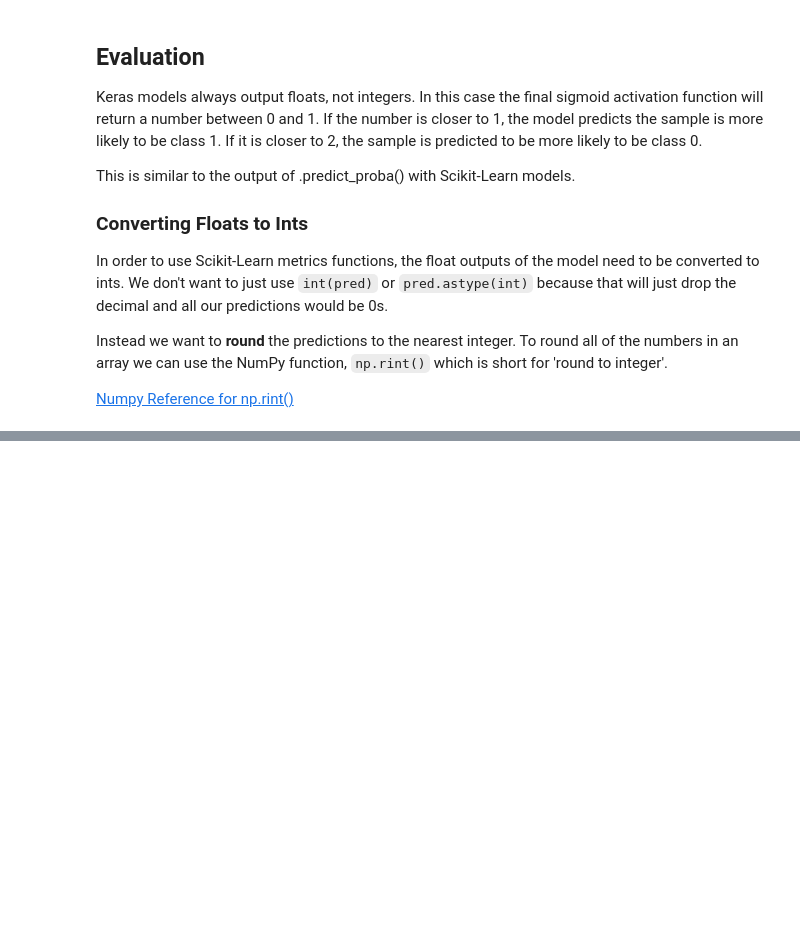
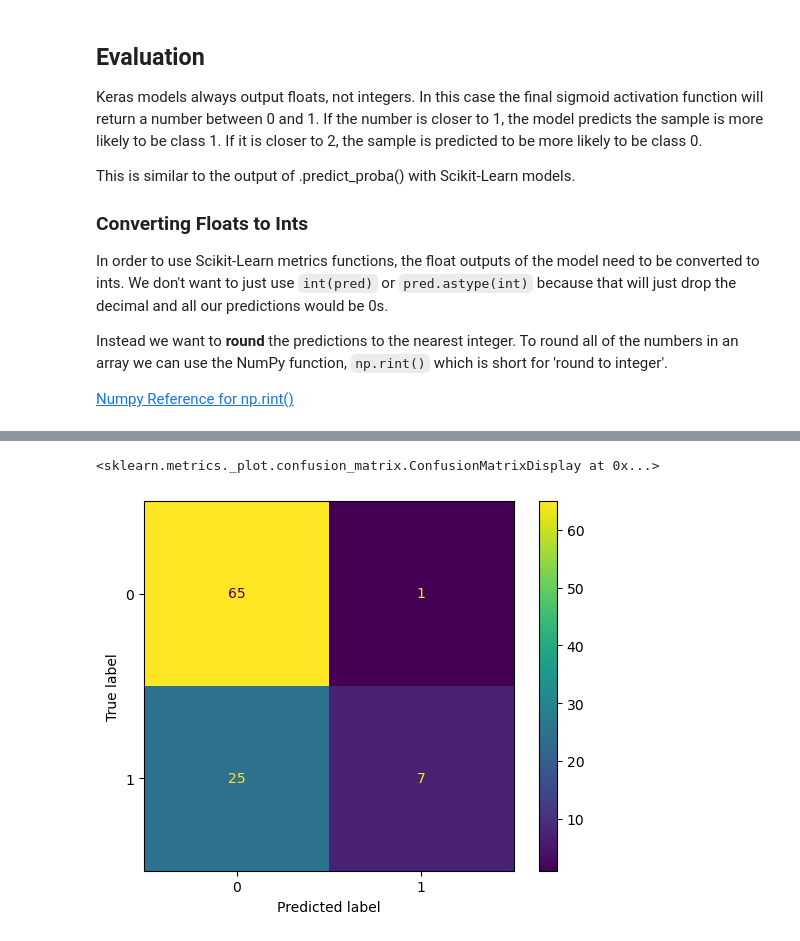
Before and after one commit to Caellwyn/intermediate-ml-wk-03-deep-learning-codealongs, a Jupyter notebook: IN CLASS Lecture 1 - Neural Networks.ipynb, the cells around one changed output, grey strips where cells are left out. Drawn from its saved outputs; the diff is of its cells as text; code cells hidden in the pictures; blank space fills up the shorter version.

```diff
--- a/IN CLASS Lecture 1 - Neural Networks.ipynb
+++ b/IN CLASS Lecture 1 - Neural Networks.ipynb
@@ -322,3 +567,6 @@ In order to use Scikit-Learn metrics functions, the float outputs of the model n
 Instead we want to **round** the predictions to the nearest integer. To round all of the numbers in an array we can use the NumPy function, `np.rint()` which is short for 'round to integer'.
 
 [Numpy Reference for np.rint()](https://numpy.org/doc/stable/reference/generated/numpy.rint.html)
+# %%
+y_pred = np.rint(model.predict(X_test_proc))
+y_pred
@@ -338,0 +616,5 @@ labels = ['No Diabetes', 'Diabetes']
+# %%
+ConfusionMatrixDisplay.from_predictions(y_test, y_pred)
+# %% [output]
+<sklearn.metrics._plot.confusion_matrix.ConfusionMatrixDisplay at 0x...>
+[figure, added]
```
Also changed, not shown: parts of 29 cells of this notebook, 2 other files.
